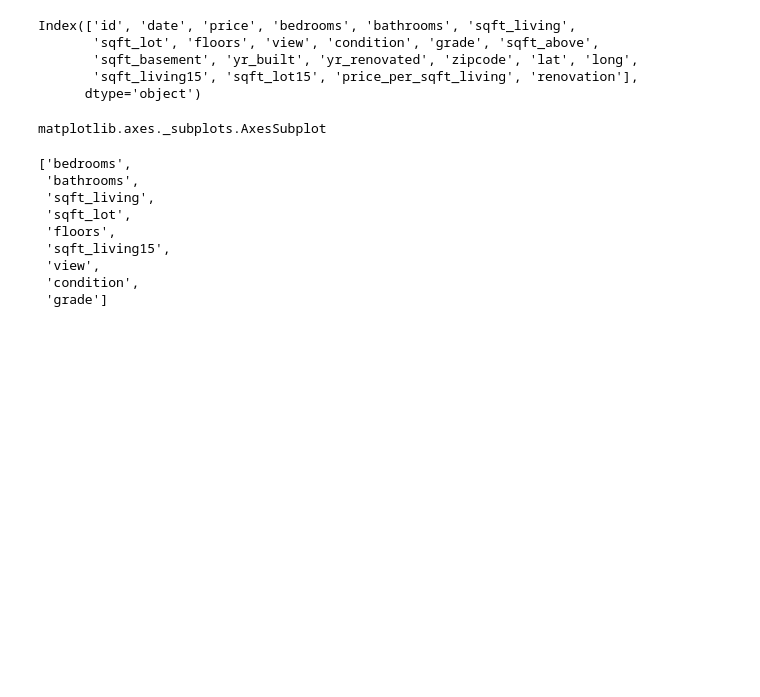
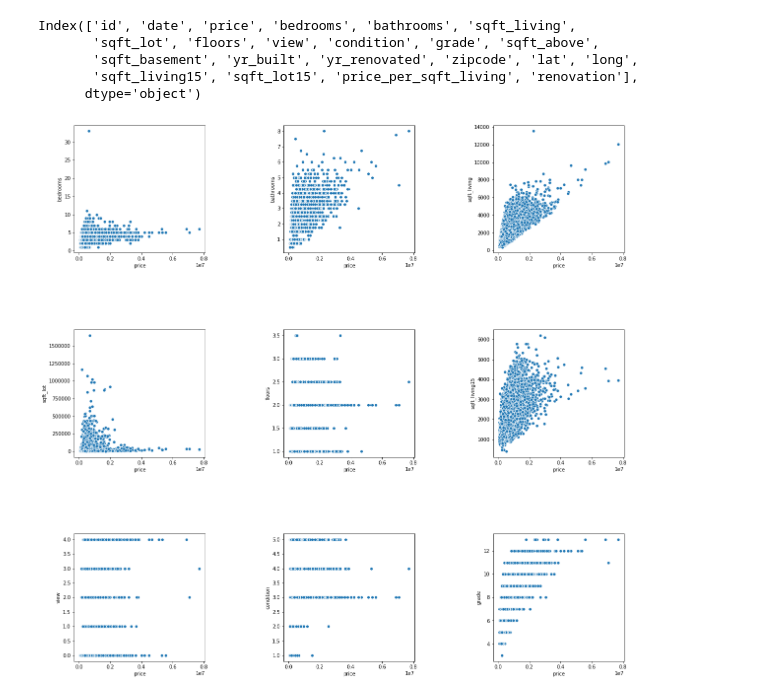
Before and after one commit to Silkways/Seattlers, a Jupyter notebook: Housing_Project_Gus.ipynb, the cells around one changed output. Cells and saved outputs as stored; diff of their text form; code cells hidden in the pictures; blank space fills up the shorter version.

```diff
--- a/Housing_Project_Gus.ipynb
+++ b/Housing_Project_Gus.ipynb
@@ -176,19 +180,14 @@ Index(['id', 'date', 'price', 'bedrooms', 'bathrooms', 'sqft_living',
 # %%
 cols = ['bedrooms', 'bathrooms', 'sqft_living',
        'sqft_lot', 'floors', 'sqft_living15', 'view', 'condition', 'grade']
-# %%
-type(axes[0][1])
-# %% [output]
-matplotlib.axes._subplots.AxesSubplot
-# %%
-cols
-# %% [output]
-['bedrooms',
- 'bathrooms',
- 'sqft_living',
- 'sqft_lot',
- 'floors',
- 'sqft_living15',
- 'view',
- 'condition',
- 'grade']
+# %%
+#Data Vizualization for outlier identification
+
+plt.figure(figsize=(20,20))
+
+for i, col in enumerate(cols):
+    plt.subplot(3, 3, i+1)
+    sns.scatterplot(x="price", y=col, data= df_base)
+    plt.subplots_adjust(wspace=0.6, hspace=0.6)
+# %% [output]
+[figure, added]
```
Also changed, not shown: parts of 20 cells of this notebook, 16 other files.
